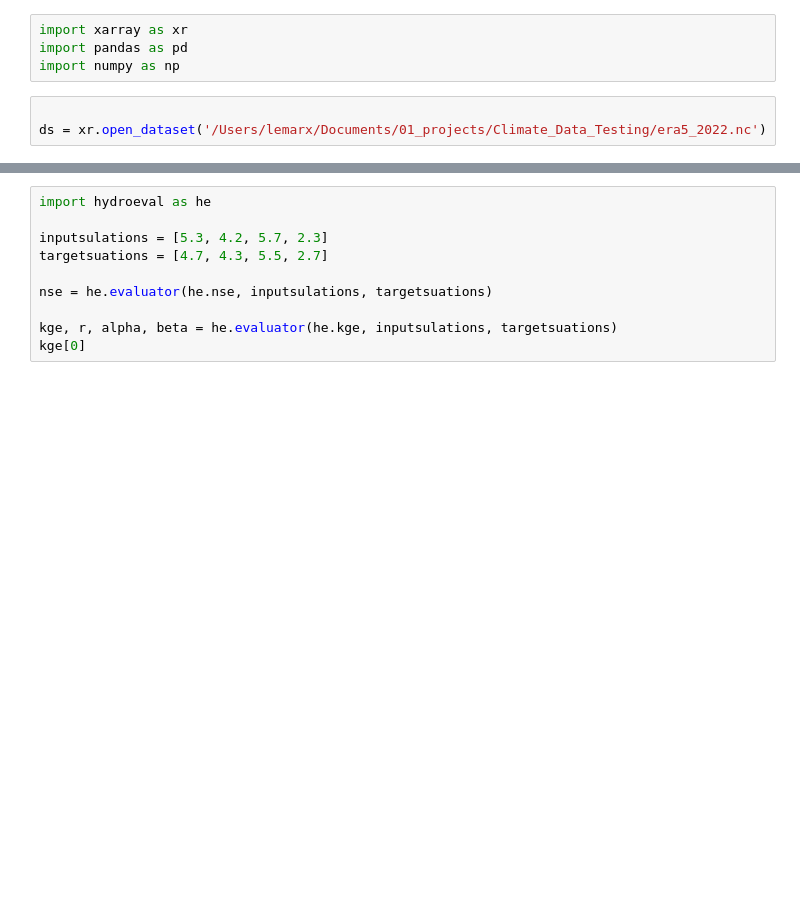
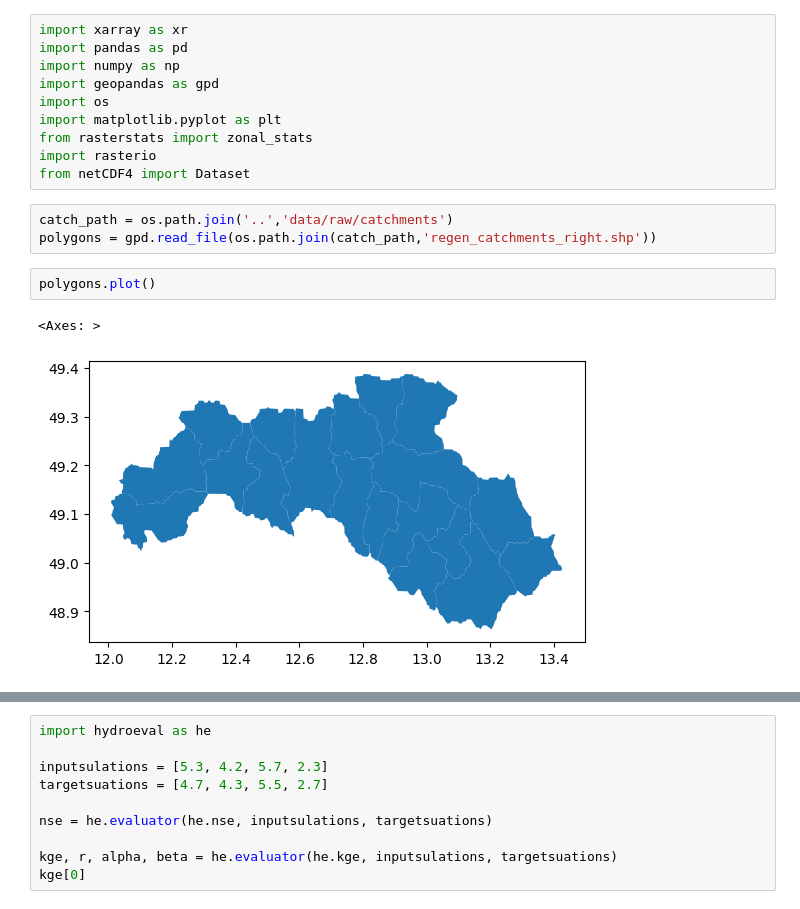
Before and after one commit to henrifnk/Seminar_ClimateNStatistics, a Jupyter notebook: work/07-hydroLSTM/notebooks/ERA5_testing.ipynb, the cells around one changed output, grey strips where cells are left out. Saved outputs shown, nothing was run; the diff lists cells and outputs as text; blank space fills up the shorter version.

```diff
--- a/work/07-hydroLSTM/notebooks/ERA5_testing.ipynb
+++ b/work/07-hydroLSTM/notebooks/ERA5_testing.ipynb
@@ -2,6 +2,17 @@
 import xarray as xr
 import pandas as pd
 import numpy as np
+import geopandas as gpd
+import os
+import matplotlib.pyplot as plt
+from rasterstats import zonal_stats
+import rasterio
+from netCDF4 import Dataset
-# %%
-
-ds = xr.open_dataset('/Users/lemarx/Documents/01_projects/Climate_Data_Testing/era5_2022.nc')
+# %%
+catch_path = os.path.join('..','data/raw/catchments')
+polygons = gpd.read_file(os.path.join(catch_path,'regen_catchments_right.shp'))
+# %%
+polygons.plot()
+# %% [output]
+<Axes: >
+[figure, added]
```
Also changed, not shown: parts of 18 cells of this notebook, 7 other files.
